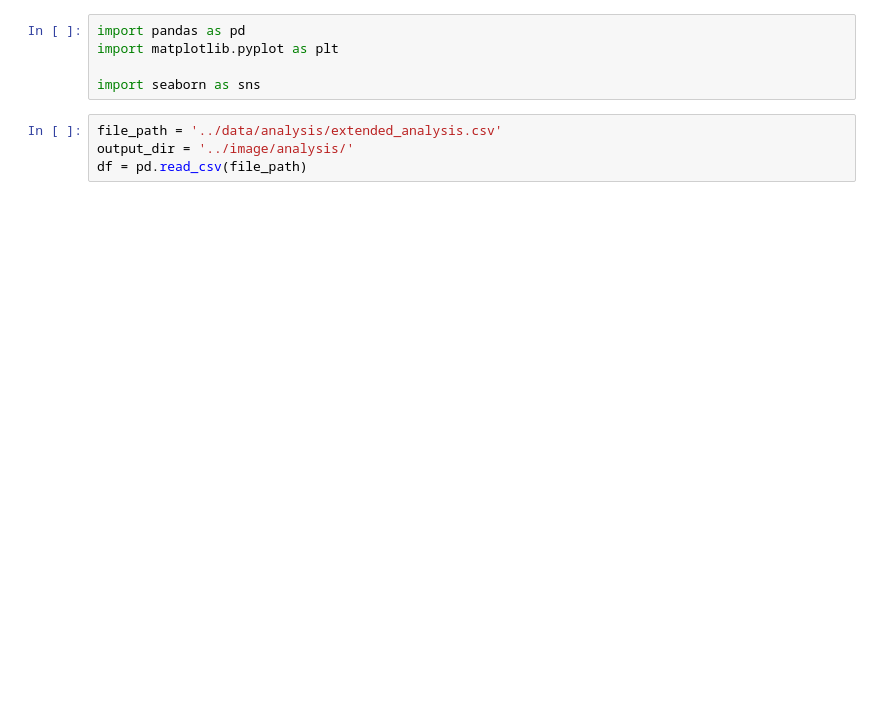
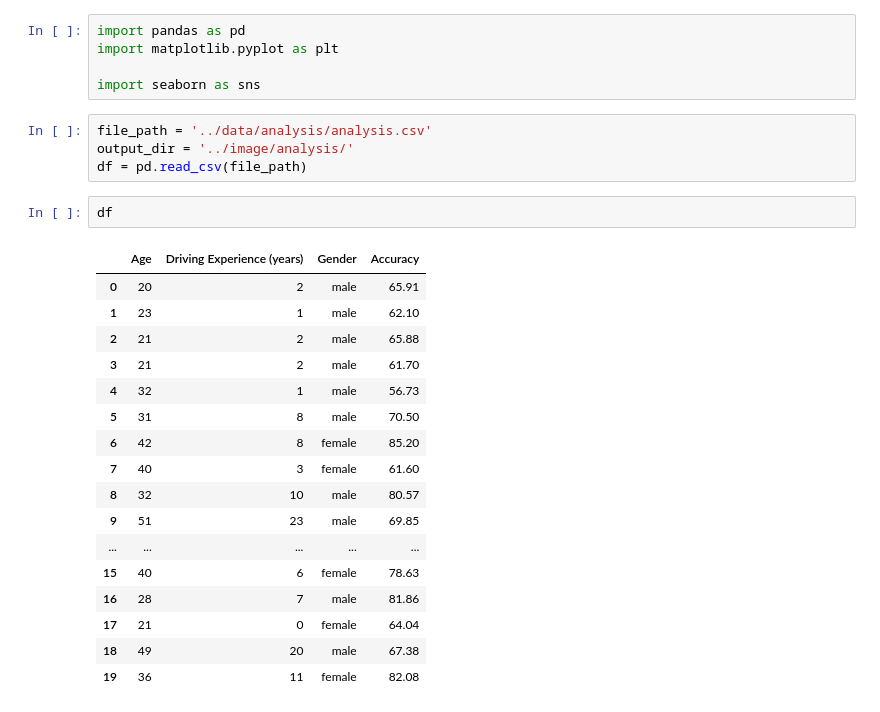
Before and after one commit to LaoeGaoci/Vehicle-behavior-analysis, a Jupyter notebook: analysis/analysis.ipynb, the cells around one changed output. Cells and saved outputs as stored; diff of their text form; blank space fills up the shorter version.

```diff
--- a/analysis/analysis.ipynb
+++ b/analysis/analysis.ipynb
@@ -4,9 +4,29 @@ import matplotlib.pyplot as plt
 
 import seaborn as sns
 # %%
-file_path = '../data/analysis/extended_analysis.csv'
+file_path = '../data/analysis/analysis.csv'
 output_dir = '../image/analysis/'
 df = pd.read_csv(file_path)
+# %%
+df
+# %% [output]
+|  | Age | Driving Experience (years) | Gender | Accuracy |
+| 0 | 20 | 2 | male | 65.91 |
+| 1 | 23 | 1 | male | 62.10 |
+| 2 | 21 | 2 | male | 65.88 |
+| 3 | 21 | 2 | male | 61.70 |
+| 4 | 32 | 1 | male | 56.73 |
+| 5 | 31 | 8 | male | 70.50 |
+| 6 | 42 | 8 | female | 85.20 |
+| 7 | 40 | 3 | female | 61.60 |
+| 8 | 32 | 10 | male | 80.57 |
+| 9 | 51 | 23 | male | 69.85 |
+| ... | ... | ... | ... | ... |
+| 15 | 40 | 6 | female | 78.63 |
+| 16 | 28 | 7 | male | 81.86 |
+| 17 | 21 | 0 | female | 64.04 |
+| 18 | 49 | 20 | male | 67.38 |
+| 19 | 36 | 11 | female | 82.08 |
 # %%
 import os
 
```
Also changed, not shown: parts of 1 cell of this notebook, 5 other files.
